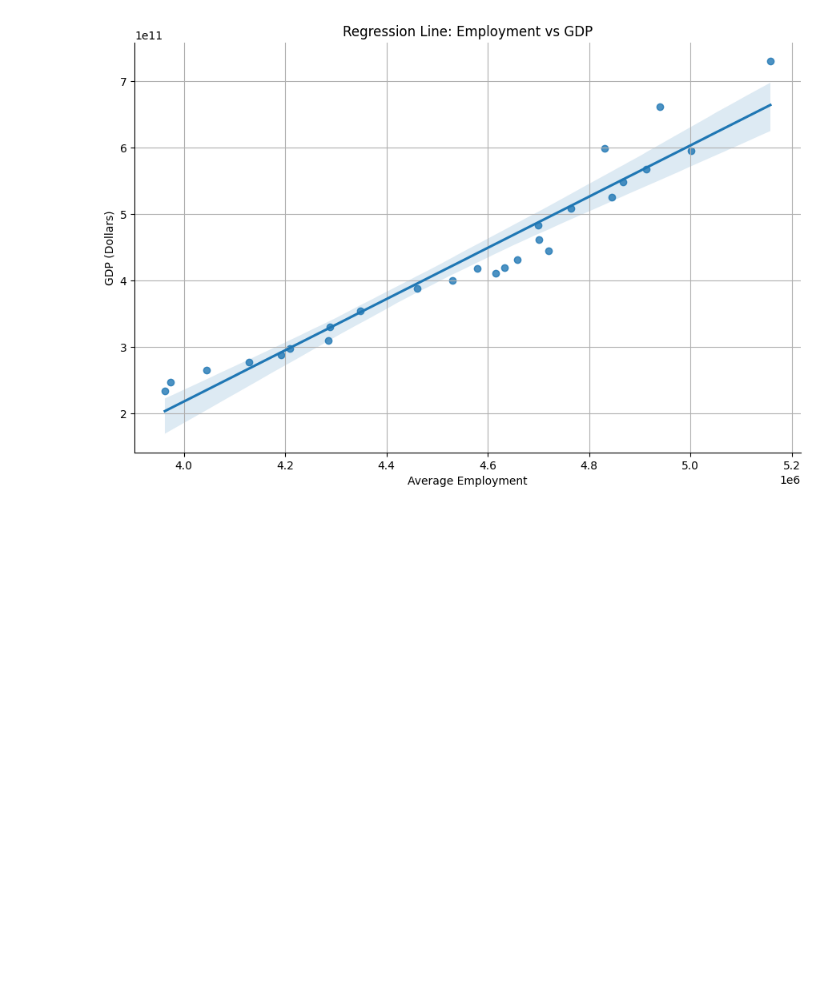
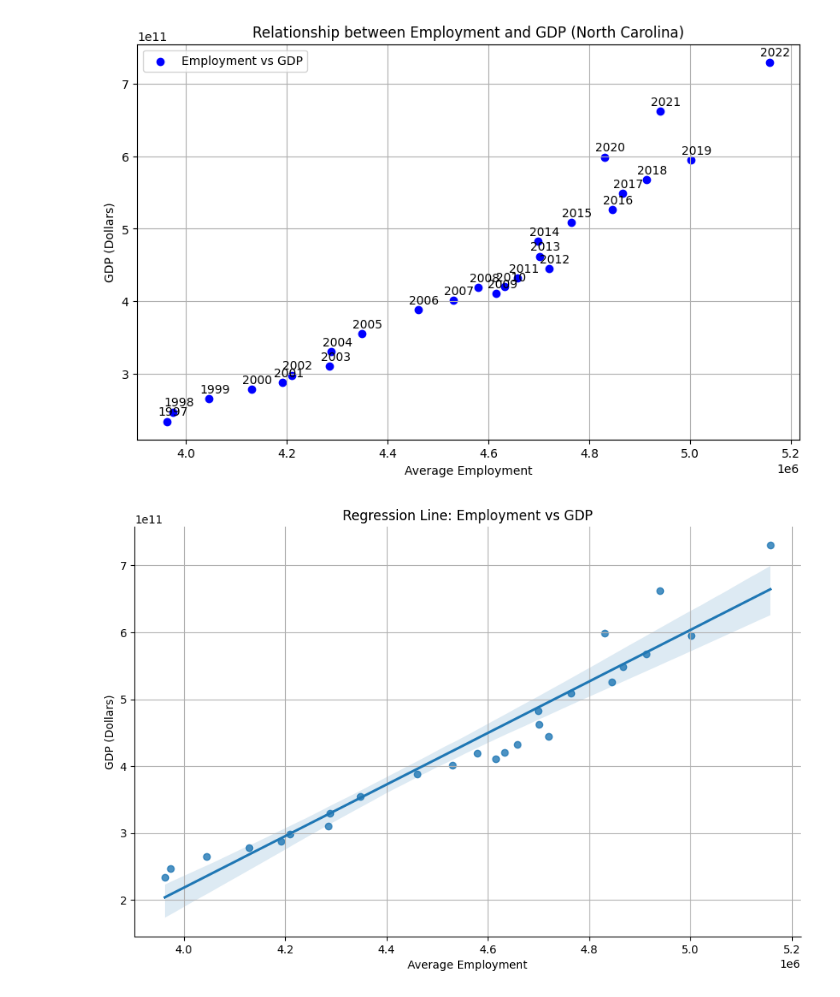
Before and after one commit to Evvvvvvva0504/InfoSci301-DKU-Fall2024, a Jupyter notebook: Week3/Tue_Hackathon.ipynb, the cells around one changed output. Saved outputs shown, nothing was run; the diff lists cells and outputs as text; code cells hidden in the pictures; blank space fills up the shorter version.

```diff
--- a/Week3/Tue_Hackathon.ipynb
+++ b/Week3/Tue_Hackathon.ipynb
@@ -36,3 +52,27 @@ plt.show()
+# %%
+# Plotting the relation between employment and GDP
+plt.figure(figsize=(10, 6))
+plt.scatter(merged_data['Average Employment'], merged_data['North Carolina'], color='blue', label='Employment vs GDP')
+
+# Annotating each point with the corresponding year
+for i in range(len(merged_data)):
+    plt.annotate(
+        merged_data['Year'].iloc[i],
+        (merged_data['Average Employment'].iloc[i], merged_data['North Carolina'].iloc[i]),
+        textcoords="offset points",  # Positioning the text
+        xytext=(5, 5),  # Offset from the point
+        ha='center'  # Horizontal alignment
+    )
+
+# Adding titles and labels
+plt.title("Relationship between Employment and GDP (North Carolina)")
+plt.xlabel("Average Employment")
+plt.ylabel("GDP (Dollars)")
+plt.grid(True)
+plt.legend()
+plt.show()
+# %% [output]
+[figure, added]
 # %%
 sns.lmplot(x='Average Employment', y='North Carolina', data=merged_data, height=6, aspect=1.5)
 plt.title('Regression Line: Employment vs GDP')
```
Also changed, not shown: parts of 3 cells of this notebook, 1 other file.
